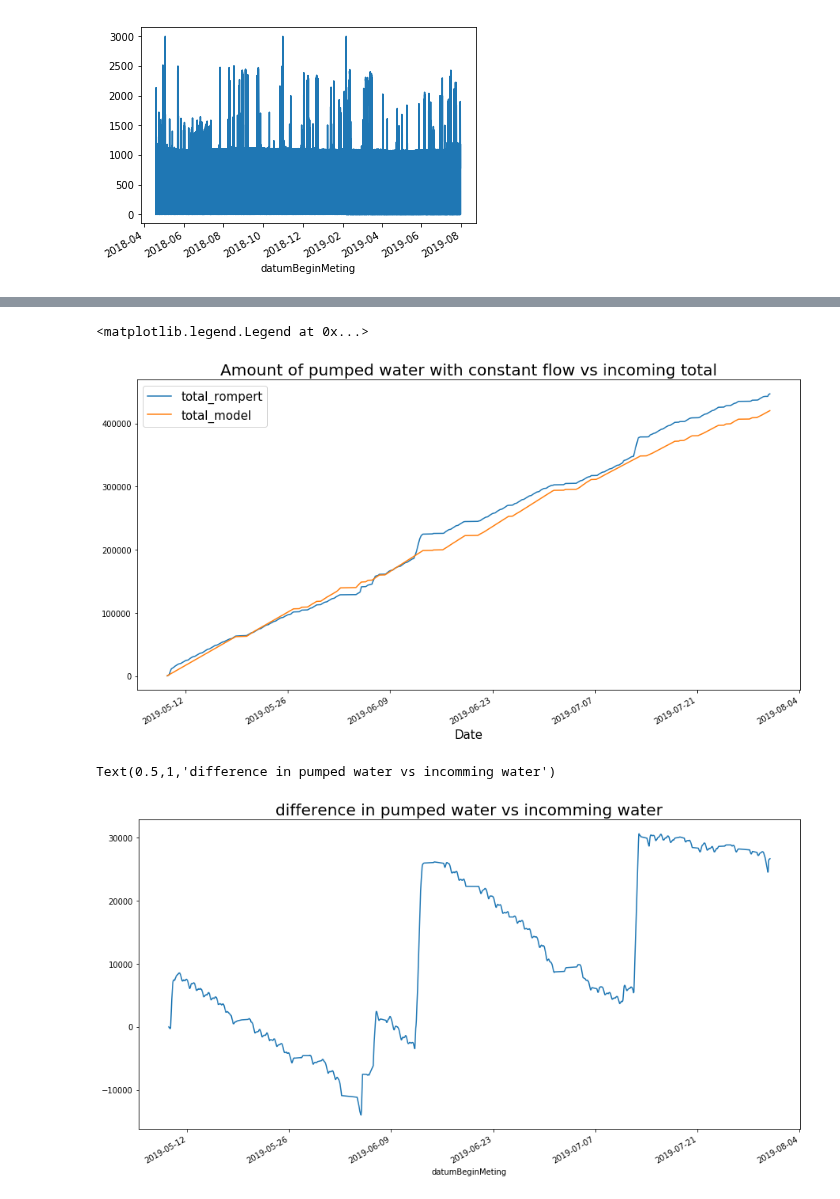
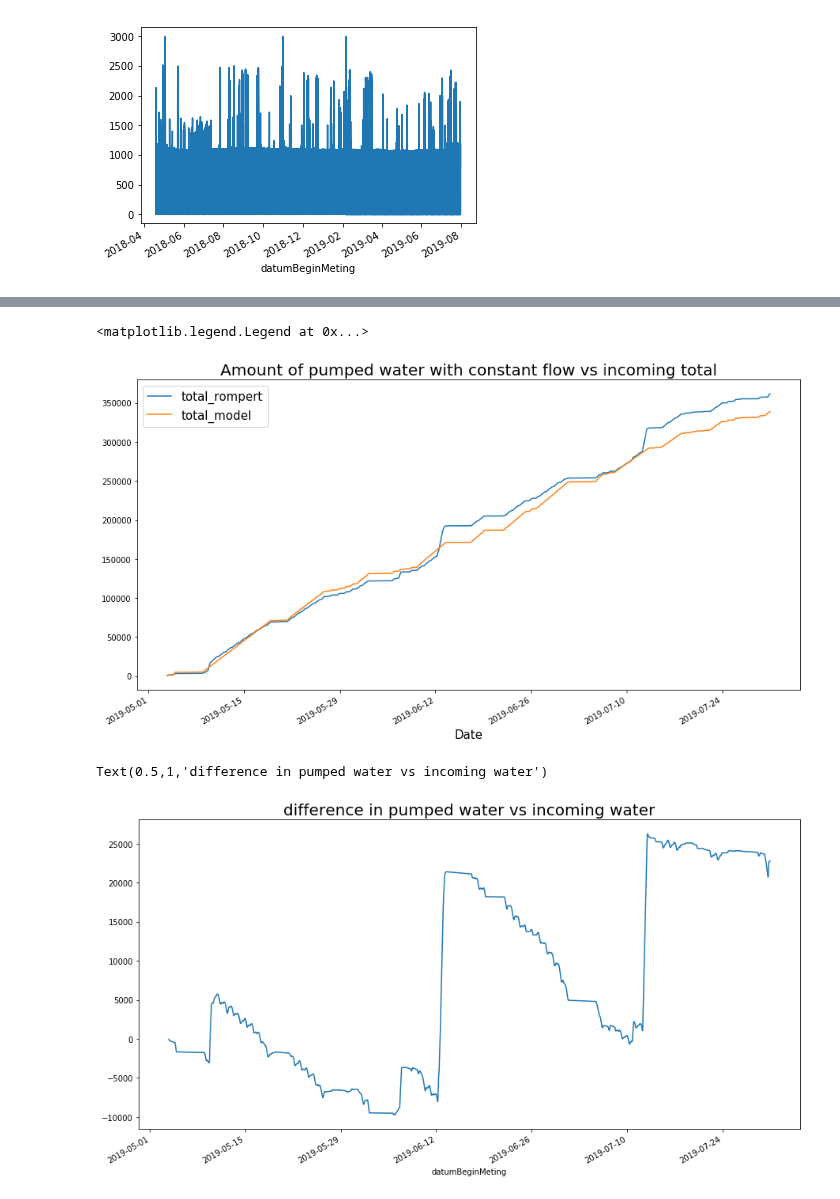
Before and after one commit to Trezorro/waterschap-datachallenge, a Jupyter notebook: Model 2.ipynb, the cells around one changed output, grey strips where cells are left out. Drawn from its saved outputs; the diff is of its cells as text; code cells hidden in the pictures.

```diff
--- a/Model 2.ipynb
+++ b/Model 2.ipynb
@@ -171,6 +171,3 @@ To accept the future behavior, pass 'sort=False'.
 To retain the current behavior and silence the warning, pass 'sort=True'.
 2018-04-19 10:40:00
 [figure]
-# %%
-matched = pd.merge(original, de_rompert, left_index=True, right_index=True)
-matched.head()
@@ -186,5 +174,11 @@ matched.head()
 # %%
-matched['constant prediction'] = matched['Prediction Flow'].rolling(window = 24).mean()
-matched = matched.dropna()
-matched['total_rompert'] = matched['de_rompert'].cumsum()
-matched['total_model'] = matched['constant prediction'].cumsum()
+def match_data(original, predicted):
+    matched = pd.merge(original, predicted, left_index=True, right_index=True)
+    matched['constant prediction'] = matched['Prediction Flow'].rolling(window = 24).mean()
+    matched = matched.dropna()
+    matched['total_rompert'] = matched['de_rompert'].cumsum()
+    matched['total_model'] = matched['constant prediction'].cumsum()
+    matched['difference'] = matched['total_rompert'] - matched['total_model']
+    return matched
+matched = match_data(original, de_rompert)
+matched.head()
@@ -190,0 +194,16 @@ matched['total_model'] = matched['constant prediction'].cumsum()
+# %%
+def match_data2(original, predicted):
+    matched = pd.merge(original, predicted, left_index=True, right_index=True)
+    date_mean = matched.groupby(pd.TimeGrouper('D'))['Prediction Flow'].transform('mean')
+    date_mean = pd.DataFrame(date_mean)
+    date_mean = date_mean.rename(columns = {'Prediction Flow' : 'constant prediction'})
+    date_mean.index = date_mean.index + pd.DateOffset(1)
+    matched = pd.merge(matched, date_mean, left_index=True, right_index=True)
+
+    matched = matched.dropna()
+    matched['total_rompert'] = matched['de_rompert'].cumsum()
+    matched['total_model'] = matched['constant prediction'].cumsum()
+    matched['difference'] = matched['total_rompert'] - matched['total_model']
+    return matched
+matched = match_data2(original, de_rompert)
+matched
@@ -203,11 +284,11 @@ ax.set_xlabel('Date', size = 15)
 ax.legend(prop={'size': 15})
 # %% [output]
 <matplotlib.legend.Legend at 0x...>
-[figure, old version]
+[figure, new version]
 # %%
 matched['difference'] = matched['total_rompert'] - matched['total_model']
 ax = matched.difference.plot(figsize = (15,8))
-ax.set_title('difference in pumped water vs incomming water', size = 20)
+ax.set_title('difference in pumped water vs incoming water', size = 20)
 # %% [output]
-Text(0.5,1,'difference in pumped water vs incomming water')
+Text(0.5,1,'difference in pumped water vs incoming water')
-[figure, old version]
+[figure, new version]
```
Also changed, not shown: parts of 7 cells of this notebook, 1 other file.
